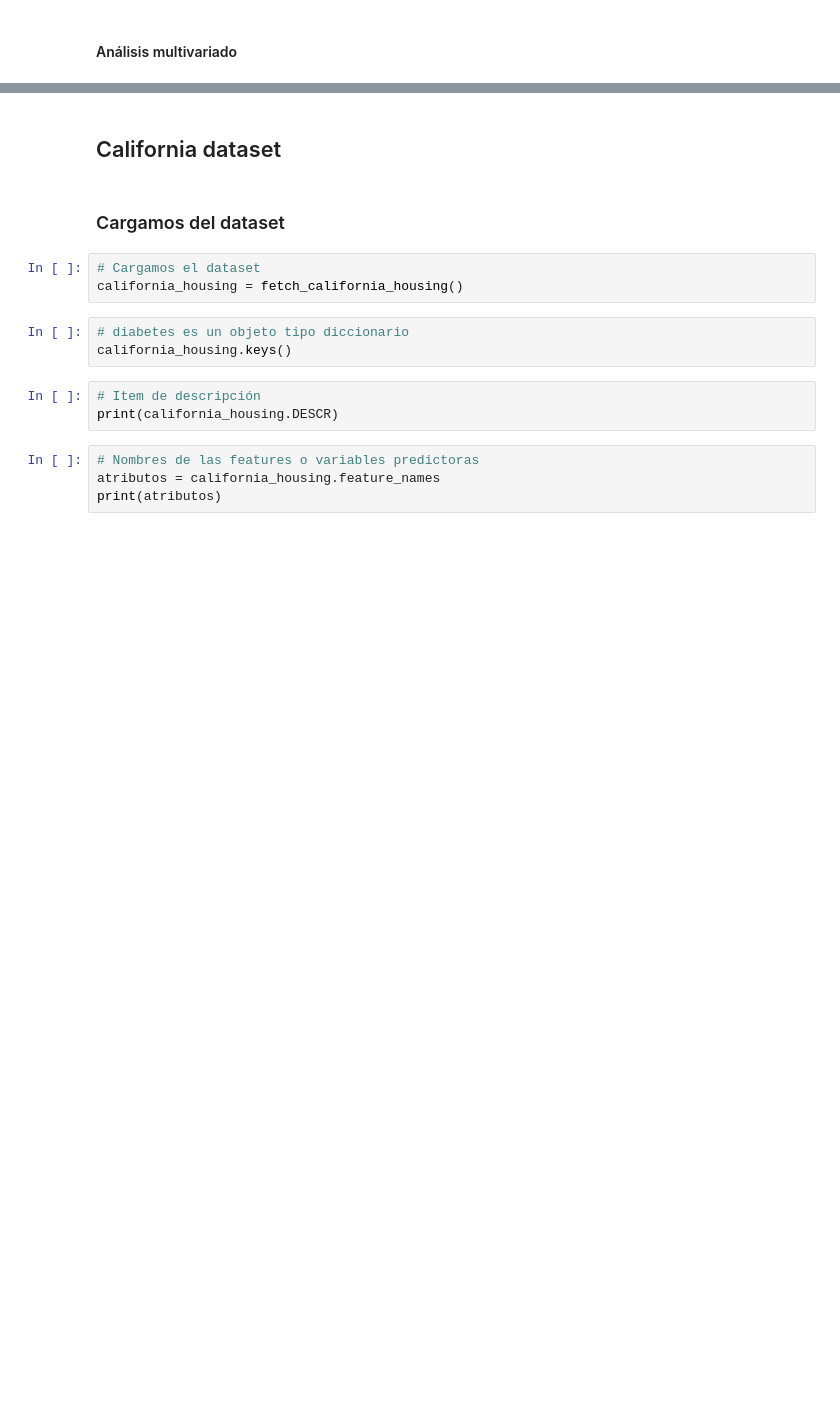
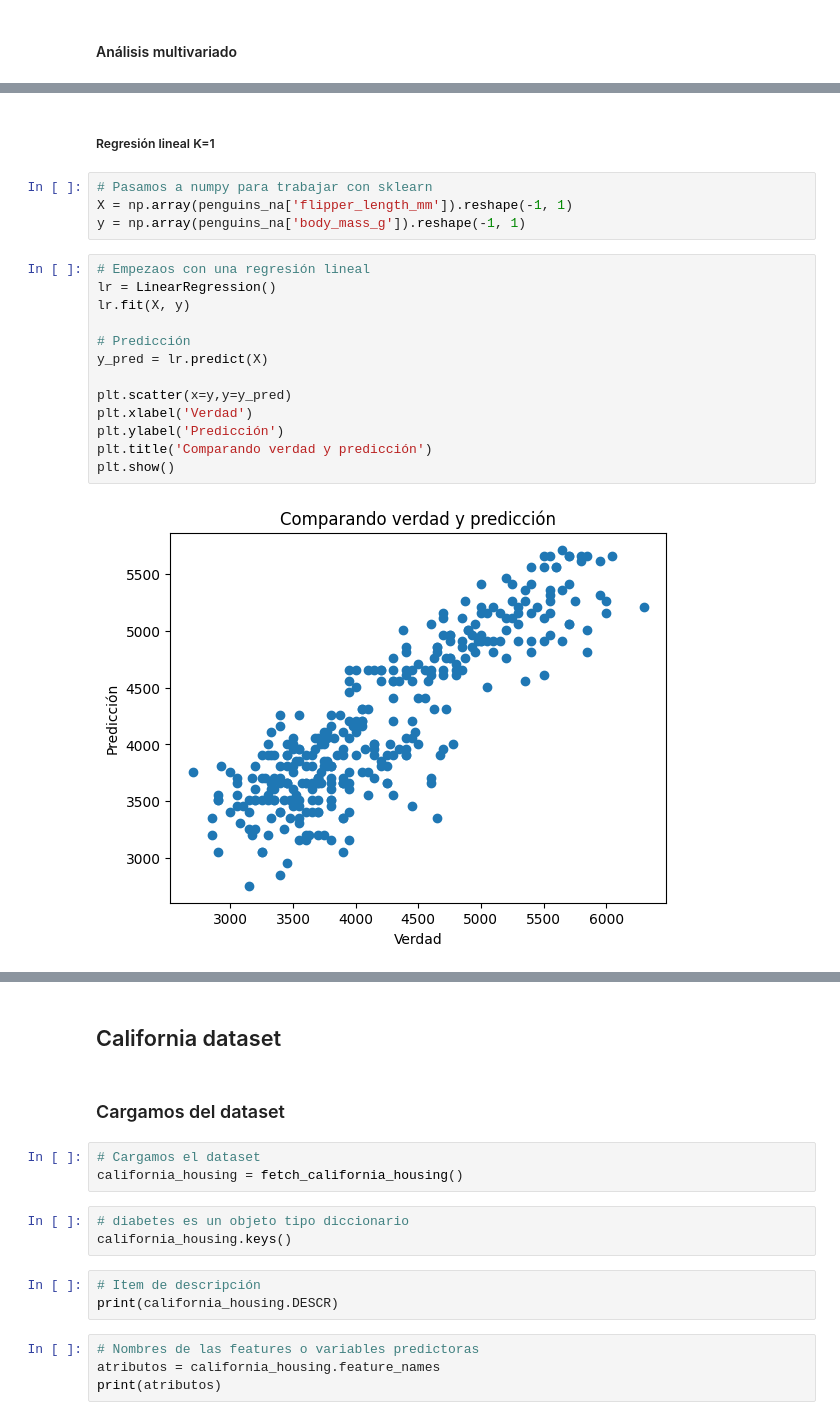
Before and after one commit to BRJoaquin/ia-obsidian, a Jupyter notebook: Machine Learning para IA/Practico/Entrega2.ipynb, the cells around one changed output, grey strips where cells are left out. Saved outputs shown, nothing was run; the diff lists cells and outputs as text; blank space fills up the shorter version.

```diff
--- a/Machine Learning para IA/Practico/Entrega2.ipynb
+++ b/Machine Learning para IA/Practico/Entrega2.ipynb
@@ -252,0 +287,21 @@ from sklearn.inspection import DecisionBoundaryDisplay
+# %% [markdown]
+##### Regresión lineal K=1
+# %%
+# Pasamos a numpy para trabajar con sklearn
+X = np.array(penguins_na['flipper_length_mm']).reshape(-1, 1)
+y = np.array(penguins_na['body_mass_g']).reshape(-1, 1)
+# %%
+# Empezaos con una regresión lineal
+lr = LinearRegression()
+lr.fit(X, y)
+
+# Predicción
+y_pred = lr.predict(X)
+
+plt.scatter(x=y,y=y_pred)
+plt.xlabel('Verdad')
+plt.ylabel('Predicción')
+plt.title('Comparando verdad y predicción')
+plt.show()
+# %% [output]
+[figure, added]
```
Also changed, not shown: parts of 70 cells of this notebook, 6 other files.
